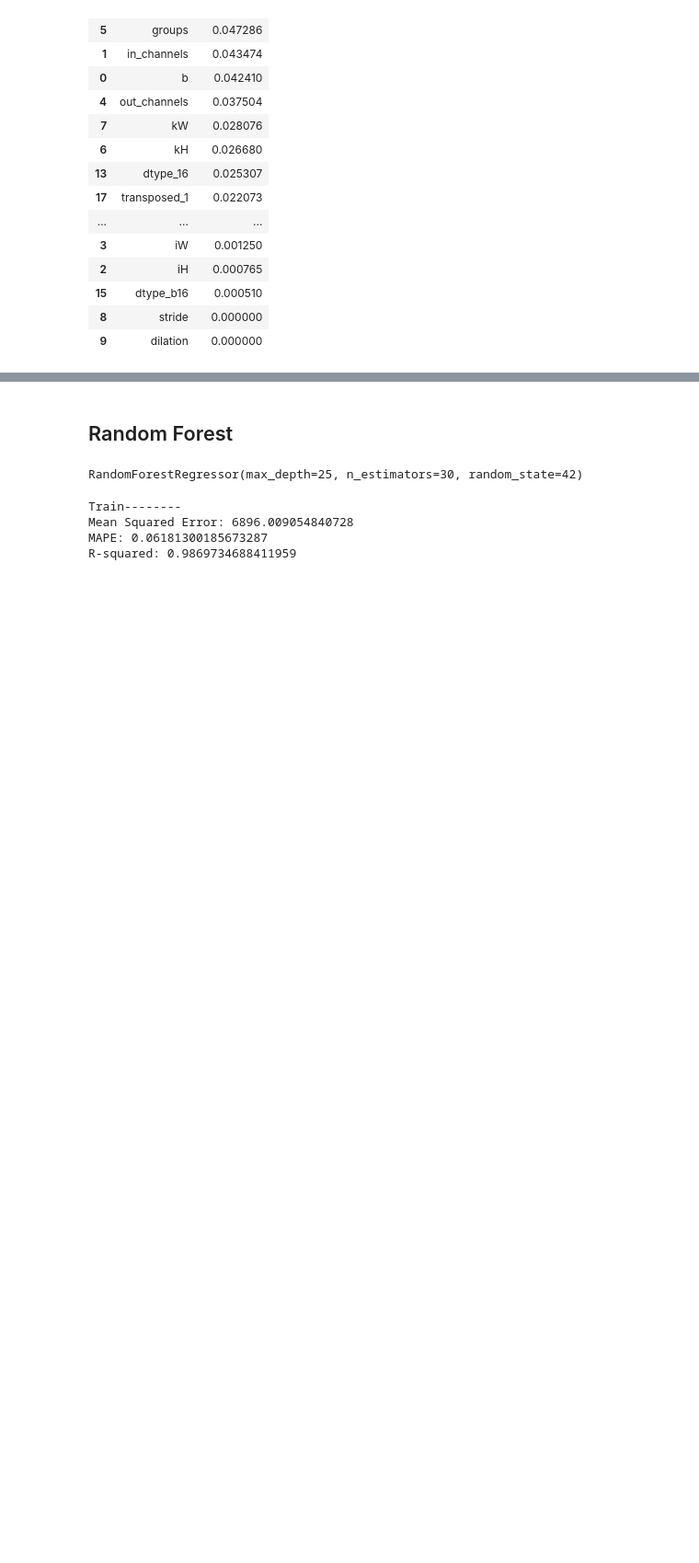
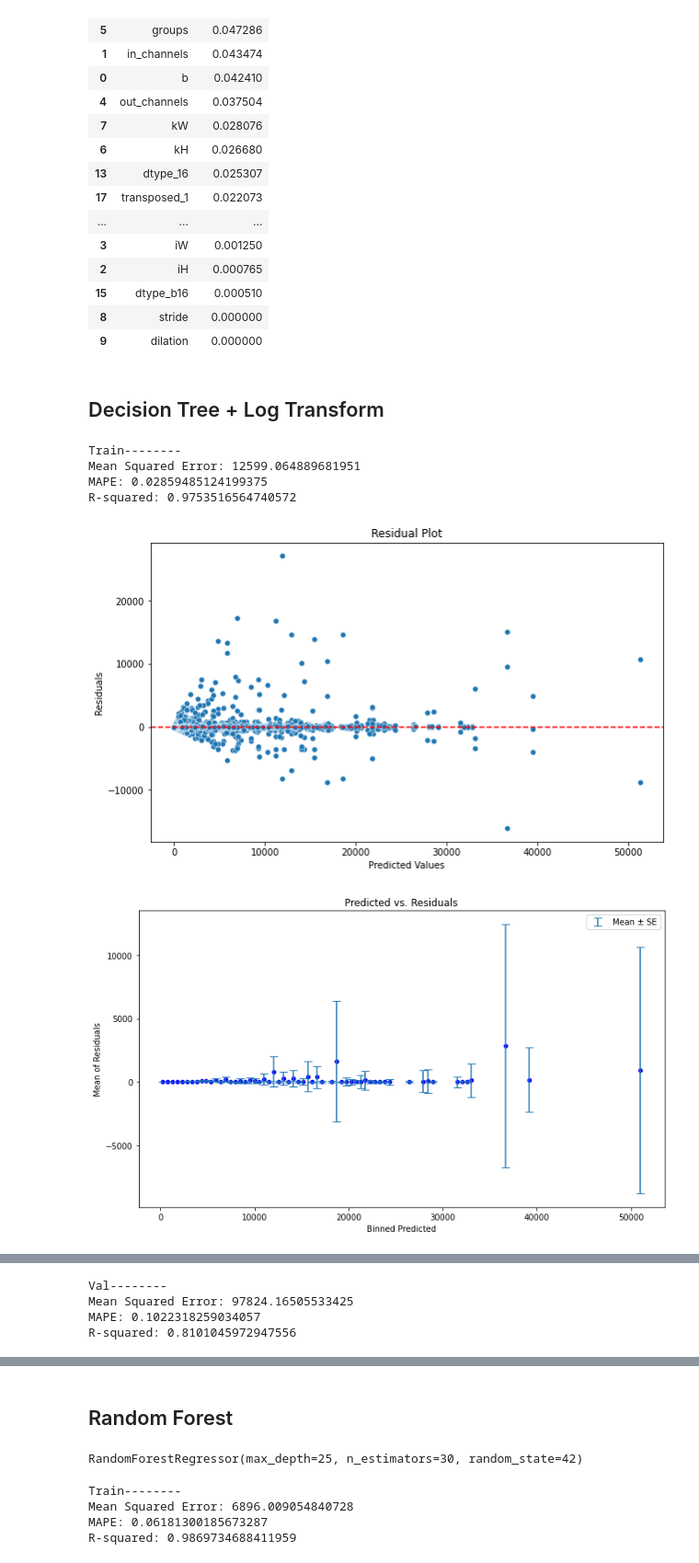
Before and after one commit to azhao20/gpu_profiling, a Jupyter notebook: jupyter/prediction/conv2d_tree.ipynb, the cells around one changed output, grey strips where cells are left out. Shown at 92% size. Saved outputs shown, nothing was run; the diff lists cells and outputs as text; code cells hidden in the pictures; blank space fills up the shorter version.

```diff
--- a/jupyter/prediction/conv2d_tree.ipynb
+++ b/jupyter/prediction/conv2d_tree.ipynb
@@ -147,3 +147,34 @@ features_df
 | 15 | dtype_b16 | 0.000510 |
 | 8 | stride | 0.000000 |
 | 9 | dilation | 0.000000 |
+# %% [markdown]
+## Decision Tree + Log Transform
+# %%
+y_train_log = np.log1p(y_train.copy())
+
+tree_model = DecisionTreeRegressor(max_depth=40, min_samples_split=2, min_samples_leaf=2, max_features=100, random_state=random_seed)
+tree_model.fit(X_train, y_train_log)
+
+y_hat_train = np.expm1(tree_model.predict(X_train))
+y_hat_val = np.expm1(tree_model.predict(X_val))
+
+y_train_res = y_hat_train - y_train
+
+print("Train--------")
+get_r2_score(y_train, y_hat_train)
+plot_residuals(y_train, y_hat_train)
+plot_residuals(y_train, y_hat_train, bins=100)
+plot_actual_vs_pred(y_train, y_hat_train)
+
+print("Val--------")
+get_r2_score(y_val, y_hat_val)
+plot_residuals(y_val, y_hat_val)
+plot_residuals(y_val, y_hat_val, bins=100)
+plot_actual_vs_pred(y_val, y_hat_val)
+# %% [output]
+Train--------
+Mean Squared Error: 12599.064889681951
+MAPE: 0.02859485124199375
+R-squared: 0.9753516564740572
+[figure, added]
+[figure, added]
@@ -149,0 +182,4 @@ features_df
+Val--------
+Mean Squared Error: 97824.16505533425
+MAPE: 0.1022318259034057
+R-squared: 0.8101045972947556
```
Also changed, not shown: parts of 11 cells of this notebook, 16 other files.
